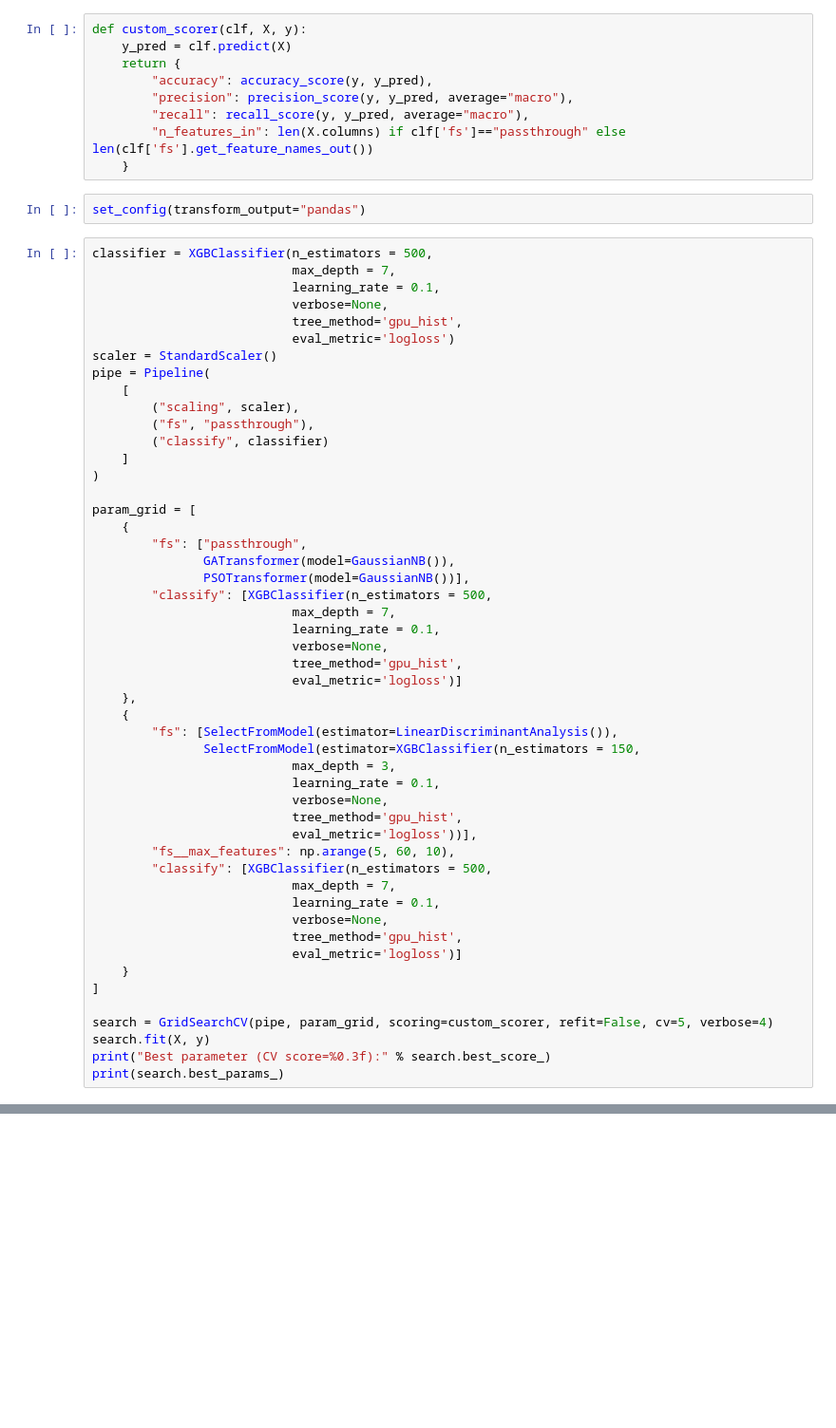
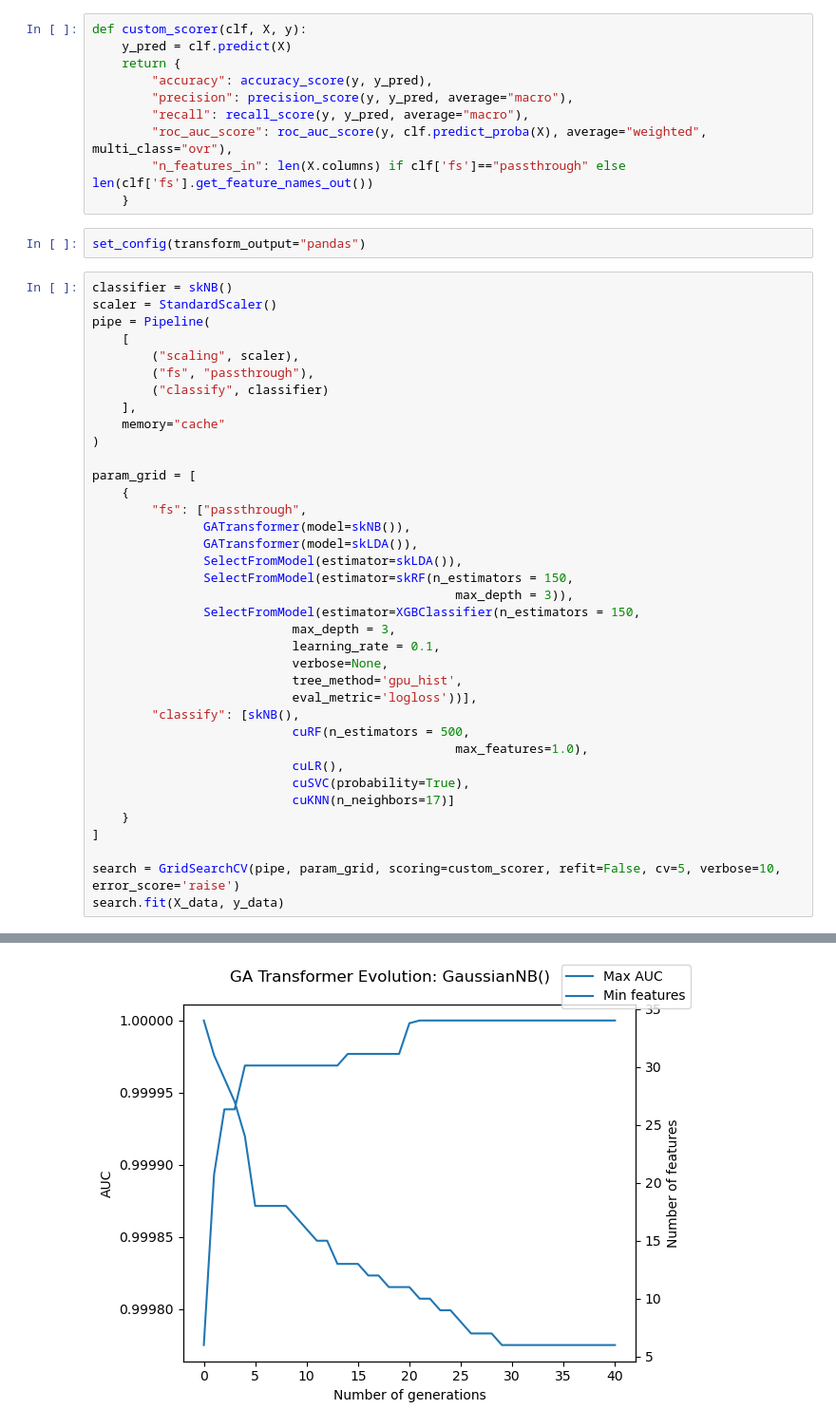
Before and after one commit to arisingh8/CCD-datasets-ML, a Jupyter notebook: dimensionality_inid.ipynb, the cells around one changed output, grey strips where cells are left out. Shown: that part at 95% size. Cells and saved outputs as stored; diff of their text form; blank space fills up the shorter version.

```diff
--- a/dimensionality_inid.ipynb
+++ b/dimensionality_inid.ipynb
@@ -271,58 +188,46 @@ def custom_scorer(clf, X, y):
         "accuracy": accuracy_score(y, y_pred),
         "precision": precision_score(y, y_pred, average="macro"),
         "recall": recall_score(y, y_pred, average="macro"),
+        "roc_auc_score": roc_auc_score(y, clf.predict_proba(X), average="weighted", multi_class="ovr"),
         "n_features_in": len(X.columns) if clf['fs']=="passthrough" else len(clf['fs'].get_feature_names_out())
     }
 # %%
 set_config(transform_output="pandas")
 # %%
-classifier = XGBClassifier(n_estimators = 500,
-                           max_depth = 7,
-                           learning_rate = 0.1,
-                           verbose=None,
-                           tree_method='gpu_hist',
-                           eval_metric='logloss')
+classifier = skNB()
 scaler = StandardScaler()
 pipe = Pipeline(
     [
         ("scaling", scaler),
         ("fs", "passthrough"),
         ("classify", classifier)
-    ]
+    ],
+    memory="cache"
 )
 
 param_grid = [
     {
         "fs": ["passthrough",
-               GATransformer(model=GaussianNB()),
-               PSOTransformer(model=GaussianNB())],
-        "classify": [XGBClassifier(n_estimators = 500,
-                           max_depth = 7,
-                           learning_rate = 0.1,
-                           verbose=None,
-                           tree_method='gpu_hist',
-                           eval_metric='logloss')]
-    },
-    {
-        "fs": [SelectFromModel(estimator=LinearDiscriminantAnalysis()),
+               GATransformer(model=skNB()),
+               GATransformer(model=skLDA()),
+               SelectFromModel(estimator=skLDA()),
+               SelectFromModel(estimator=skRF(n_estimators = 150,
+                                                 max_depth = 3)),
                SelectFromModel(estimator=XGBClassifier(n_estimators = 150,
                            max_depth = 3,
                            learning_rate = 0.1,
                            verbose=None,
                            tree_method='gpu_hist',
                            eval_metric='logloss'))],
-        "fs__max_features": np.arange(5, 60, 10),
-        "classify": [XGBClassifier(n_estimators = 500,
-                           max_depth = 7,
-                           learning_rate = 0.1,
-                           verbose=None,
-                           tree_method='gpu_hist',
-                           eval_metric='logloss')]
+        "classify": [skNB(),
+                           cuRF(n_estimators = 500,
+                                                 max_features=1.0),
+                           cuLR(),
+                           cuSVC(probability=True),
+                           cuKNN(n_neighbors=17)]
     }
 ]
 
-search = GridSearchCV(pipe, param_grid, scoring=custom_scorer, refit=False, cv=5, verbose=4)
-search.fit(X, y)
-print("Best parameter (CV score=%0.3f):" % search.best_score_)
-print(search.best_params_)
+search = GridSearchCV(pipe, param_grid, scoring=custom_scorer, refit=False, cv=5, verbose=10, error_score='raise')
+search.fit(X_data, y_data)
 # %% [output]
@@ -345,0 +251 @@ gen     nevals
+[figure, added]
```
Also changed, not shown: parts of 7 cells of this notebook, 30 other files.
